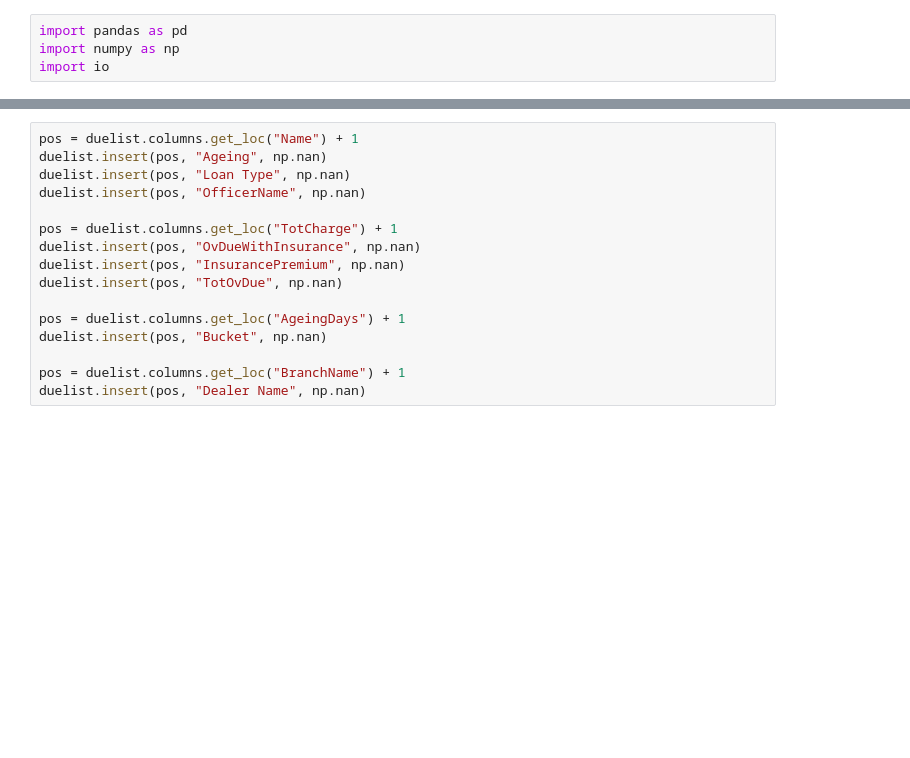
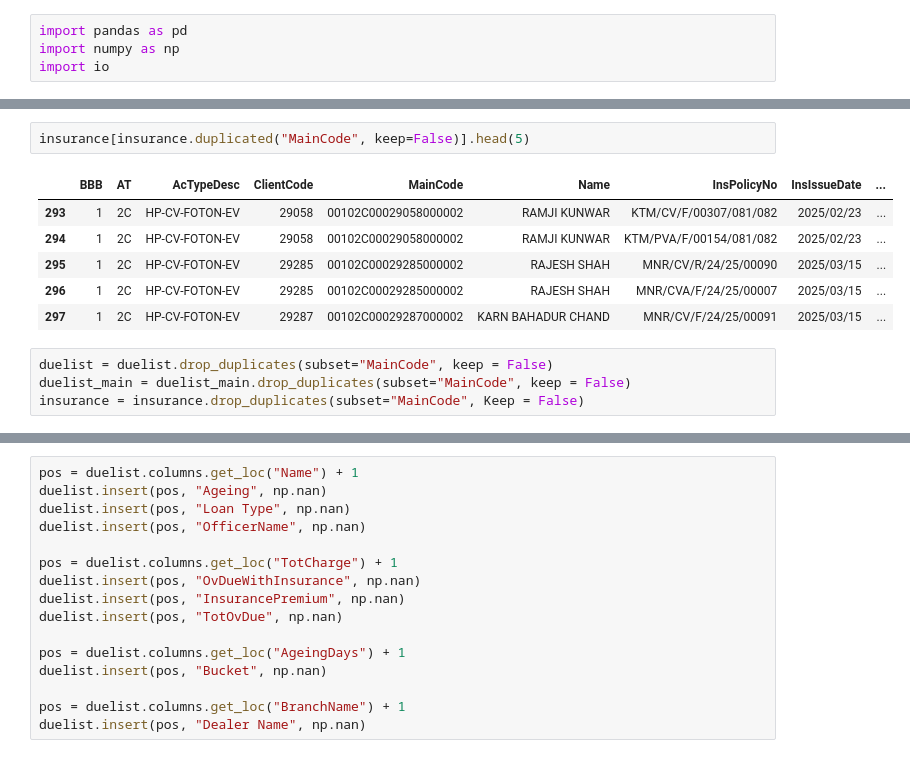
Before and after one commit to sagarupadhyaya17/Duelist_Mainsheet, a Jupyter notebook: Duelist.ipynb, the cells around one changed output, grey strips where cells are left out. Cells and saved outputs as stored; diff of their text form; blank space fills up the shorter version.

```diff
--- a/Duelist.ipynb
+++ b/Duelist.ipynb
@@ -60,0 +88,13 @@ duelist.head(2)
+# %%
+insurance[insurance.duplicated("MainCode", keep=False)].head(5)
+# %% [output]
+|  | BBB | AT | AcTypeDesc | ClientCode | MainCode | Name | InsPolicyNo | InsIssueDate | ... |
+| 293 | 1 | 2C | HP-CV-FOTON-EV | 29058 | 00102C00029058000002 | RAMJI KUNWAR | KTM/CV/F/00307/081/082 | 2025/02/23 | ... |
+| 294 | 1 | 2C | HP-CV-FOTON-EV | 29058 | 00102C00029058000002 | RAMJI KUNWAR | KTM/PVA/F/00154/081/082 | 2025/02/23 | ... |
+| 295 | 1 | 2C | HP-CV-FOTON-EV | 29285 | 00102C00029285000002 | RAJESH SHAH | MNR/CV/R/24/25/00090 | 2025/03/15 | ... |
+| 296 | 1 | 2C | HP-CV-FOTON-EV | 29285 | 00102C00029285000002 | RAJESH SHAH | MNR/CVA/F/24/25/00007 | 2025/03/15 | ... |
+| 297 | 1 | 2C | HP-CV-FOTON-EV | 29287 | 00102C00029287000002 | KARN BAHADUR CHAND | MNR/CV/F/24/25/00091 | 2025/03/15 | ... |
+# %%
+duelist = duelist.drop_duplicates(subset="MainCode", keep = False)
+duelist_main = duelist_main.drop_duplicates(subset="MainCode", keep = False)
+insurance = insurance.drop_duplicates(subset="MainCode", Keep = False)
```
Also changed, not shown: parts of 8 cells of this notebook.
